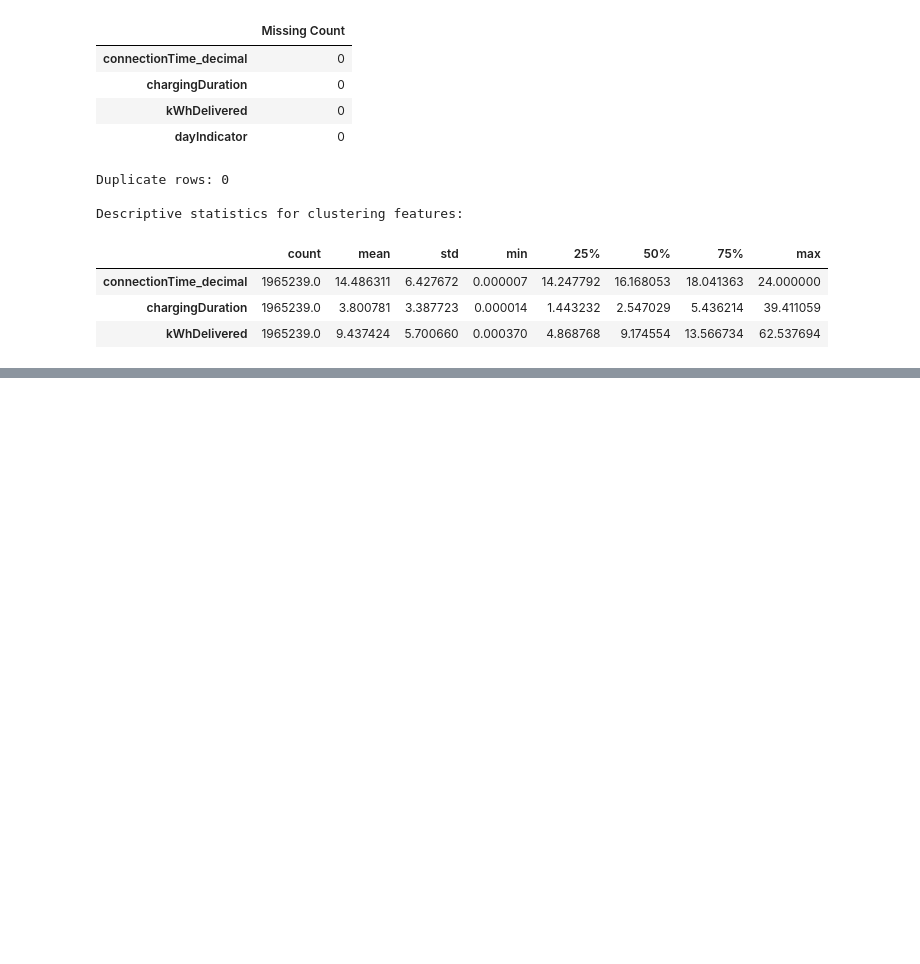
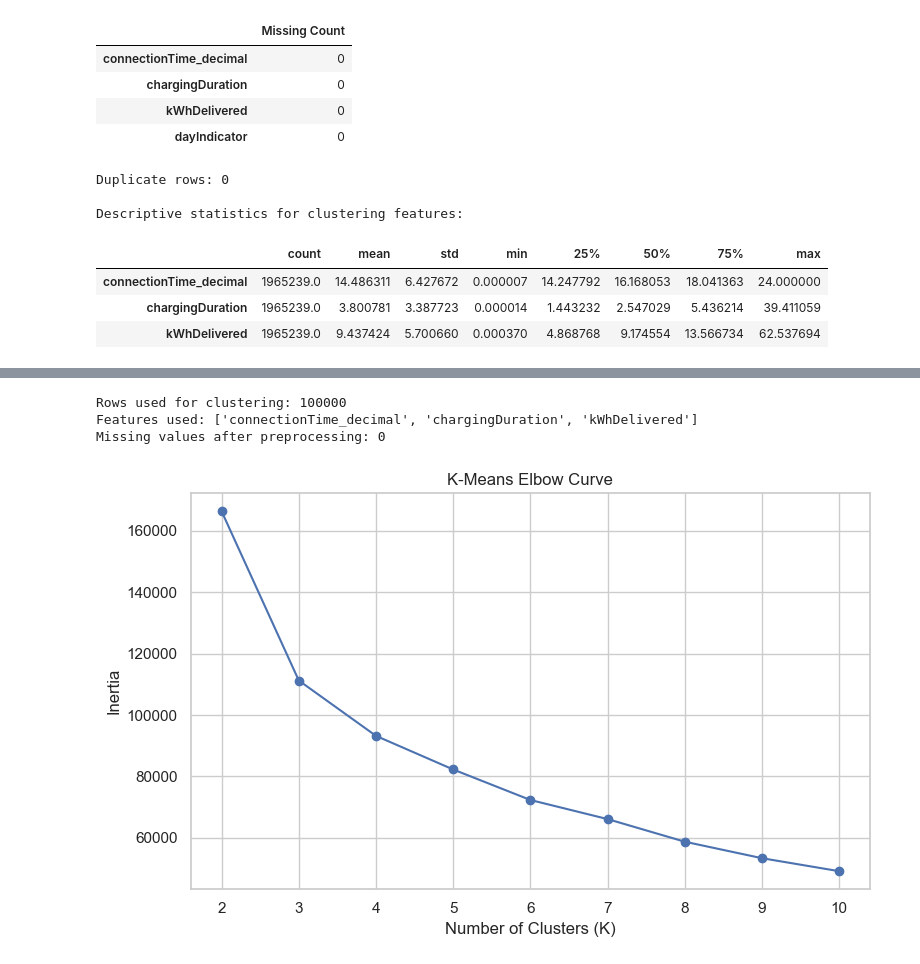
Before and after one commit to Roots26Hz/ChargeIQ, a Jupyter notebook: notebooks/clustering.ipynb, the cells around one changed output, grey strips where cells are left out. Drawn from its saved outputs; the diff is of its cells as text; code cells hidden in the pictures; blank space fills up the shorter version.

```diff
--- a/notebooks/clustering.ipynb
+++ b/notebooks/clustering.ipynb
@@ -139,0 +213,39 @@ Descriptive statistics for clustering features:
+# %%
+SAMPLE_SIZE = 100000
+sample = df_clean.sample(n=min(SAMPLE_SIZE, len(df_clean)), random_state=RANDOM_STATE).copy()
+X_original_sample = sample[features].copy()
+
+preprocessor = Pipeline([
+    ("imputer", SimpleImputer(strategy="median")),
+    ("power", PowerTransformer(method="yeo-johnson", standardize=False)),
+    ("scaler", StandardScaler())
+])
+
+X_scaled = preprocessor.fit_transform(X_original_sample)
+
+print("Rows used for clustering:", X_scaled.shape[0])
+print("Features used:", features)
+print("Missing values after preprocessing:", int(np.isnan(X_scaled).sum()))
+
+k_values = range(2, min(10, len(X_scaled) - 1) + 1)
+inertias = []
+
+for k in k_values:
+    model = KMeans(n_clusters=k, random_state=RANDOM_STATE, n_init=5, max_iter=100)
+    model.fit(X_scaled)
+    inertias.append(model.inertia_)
+
+plt.figure(figsize=(8, 5))
+plt.plot(list(k_values), inertias, marker="o")
+plt.xlabel("Number of Clusters (K)")
+plt.ylabel("Inertia")
+plt.title("K-Means Elbow Curve")
+plt.xticks(list(k_values))
+plt.grid(True)
+plt.tight_layout()
+plt.show()
+# %% [output]
+Rows used for clustering: 100000
+Features used: ['connectionTime_decimal', 'chargingDuration', 'kWhDelivered']
+Missing values after preprocessing: 0
+[figure, added]
```
Also changed, not shown: parts of 5 cells of this notebook.
